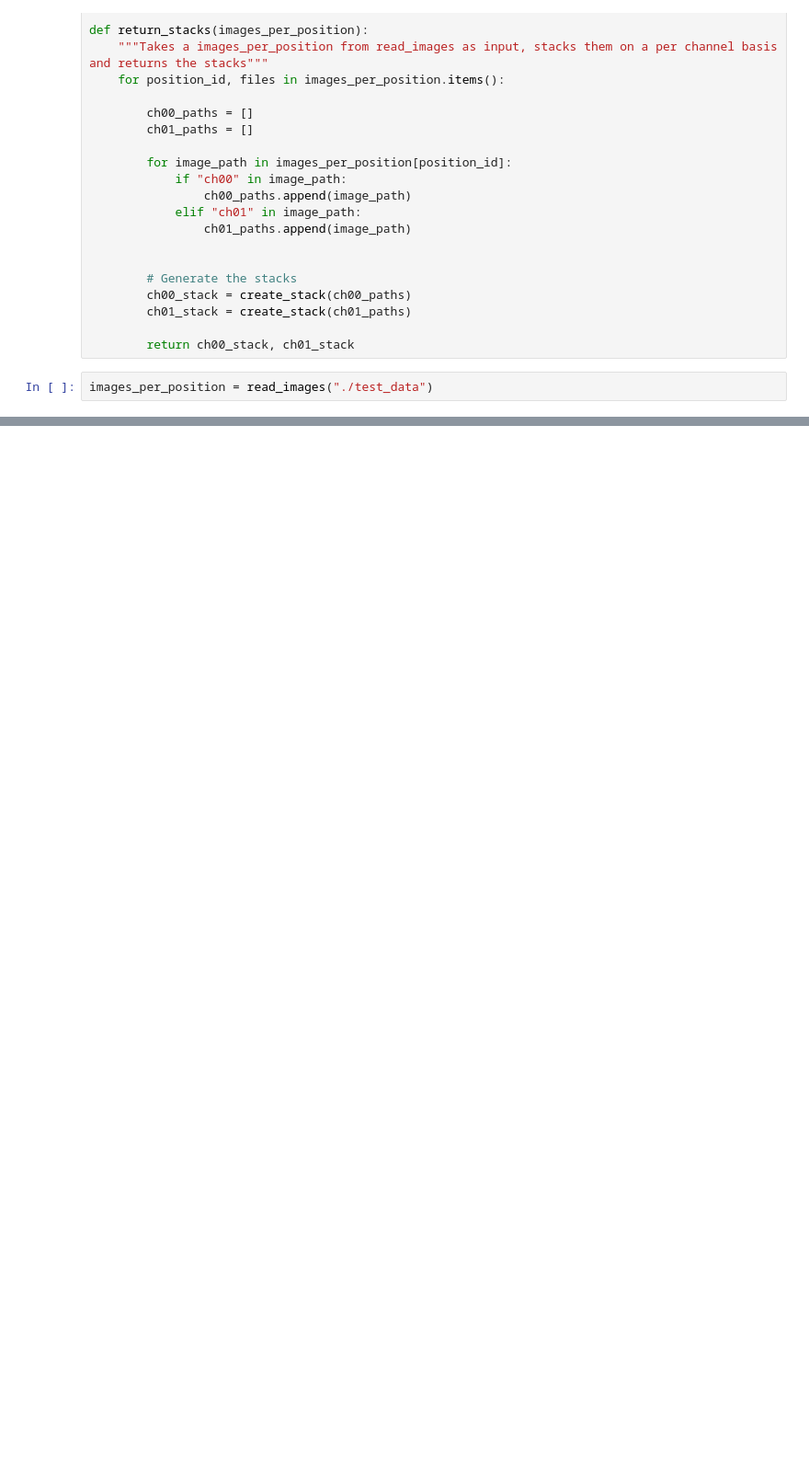
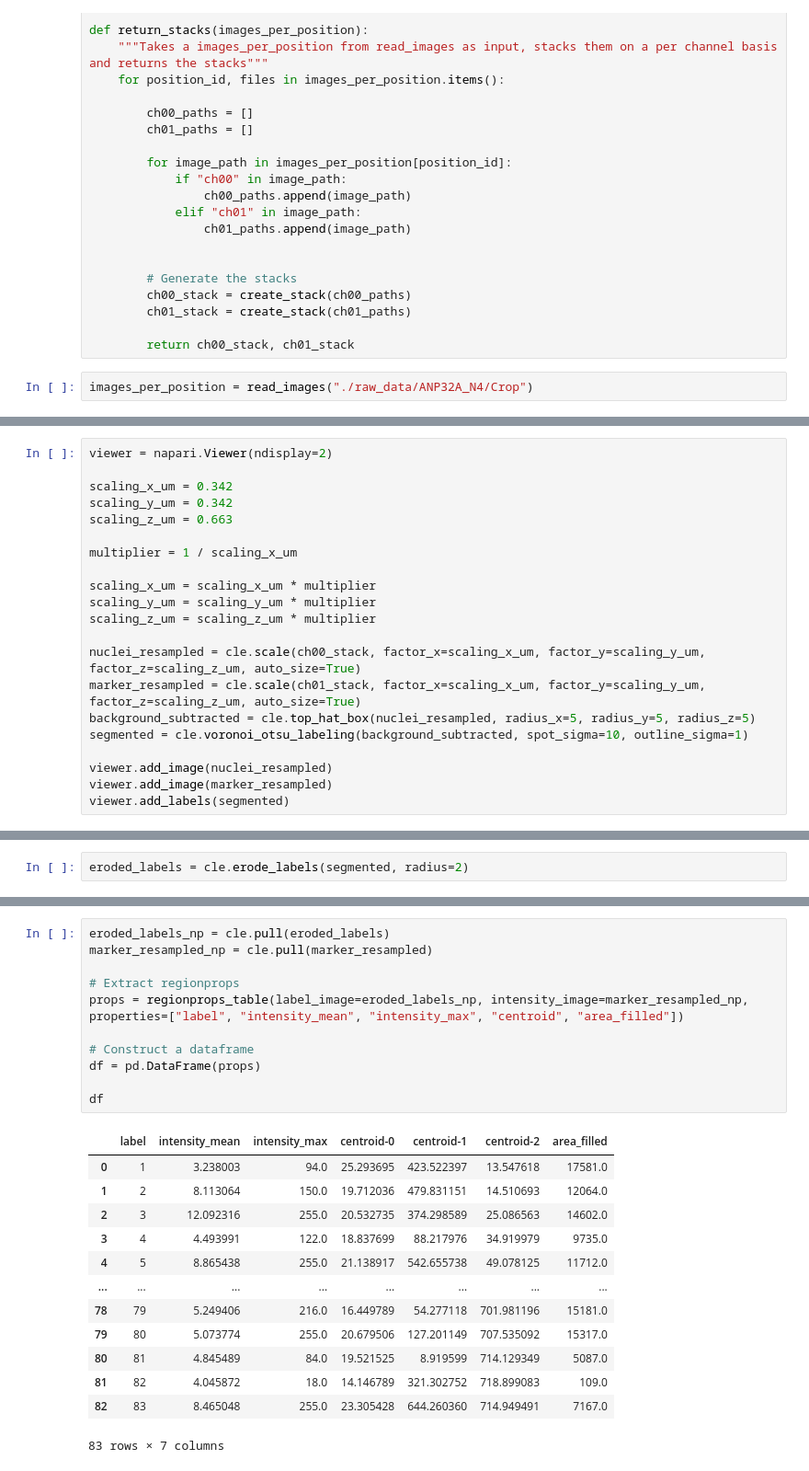
Before and after one commit to adiezsanchez/nuclear_translocation_3D, a Jupyter notebook: dev.ipynb, the cells around one changed output, grey strips where cells are left out. Shown: that part at 92% size. Drawn from its saved outputs; the diff is of its cells as text; blank space fills up the shorter version.

```diff
--- a/dev.ipynb
+++ b/dev.ipynb
@@ -99,4 +102,4 @@ def return_stacks(images_per_position):
 
         return ch00_stack, ch01_stack
 # %%
-images_per_position = read_images("./test_data")
+images_per_position = read_images("./raw_data/ANP32A_N4/Crop")
@@ -110,0 +142,21 @@ viewer.add_image(ch01_stack)
+# %%
+viewer = napari.Viewer(ndisplay=2)
+
+scaling_x_um = 0.342
+scaling_y_um = 0.342
+scaling_z_um = 0.663
+
+multiplier = 1 / scaling_x_um
+
+scaling_x_um = scaling_x_um * multiplier
+scaling_y_um = scaling_y_um * multiplier
+scaling_z_um = scaling_z_um * multiplier
+
+nuclei_resampled = cle.scale(ch00_stack, factor_x=scaling_x_um, factor_y=scaling_y_um, factor_z=scaling_z_um, auto_size=True)
+marker_resampled = cle.scale(ch01_stack, factor_x=scaling_x_um, factor_y=scaling_y_um, factor_z=scaling_z_um, auto_size=True)
+background_subtracted = cle.top_hat_box(nuclei_resampled, radius_x=5, radius_y=5, radius_z=5)
+segmented = cle.voronoi_otsu_labeling(background_subtracted, spot_sigma=10, outline_sigma=1)
+
+viewer.add_image(nuclei_resampled)
+viewer.add_image(marker_resampled)
+viewer.add_labels(segmented)
@@ -110,0 +165,2 @@ viewer.add_image(ch01_stack)
+# %%
+eroded_labels = cle.erode_labels(segmented, radius=2)
@@ -110,0 +171,25 @@ viewer.add_image(ch01_stack)
+# %%
+eroded_labels_np = cle.pull(eroded_labels)
+marker_resampled_np = cle.pull(marker_resampled)
+
+# Extract regionprops
+props = regionprops_table(label_image=eroded_labels_np, intensity_image=marker_resampled_np, properties=["label", "intensity_mean", "intensity_max", "centroid", "area_filled"])
+
+# Construct a dataframe
+df = pd.DataFrame(props)
+
+df
+# %% [output]
+|  | label | intensity_mean | intensity_max | centroid-0 | centroid-1 | centroid-2 | area_filled |
+| 0 | 1 | 3.238003 | 94.0 | 25.293695 | 423.522397 | 13.547618 | 17581.0 |
+| 1 | 2 | 8.113064 | 150.0 | 19.712036 | 479.831151 | 14.510693 | 12064.0 |
+| 2 | 3 | 12.092316 | 255.0 | 20.532735 | 374.298589 | 25.086563 | 14602.0 |
+| 3 | 4 | 4.493991 | 122.0 | 18.837699 | 88.217976 | 34.919979 | 9735.0 |
+| 4 | 5 | 8.865438 | 255.0 | 21.138917 | 542.655738 | 49.078125 | 11712.0 |
+| ... | ... | ... | ... | ... | ... | ... | ... |
+| 78 | 79 | 5.249406 | 216.0 | 16.449789 | 54.277118 | 701.981196 | 15181.0 |
+| 79 | 80 | 5.073774 | 255.0 | 20.679506 | 127.201149 | 707.535092 | 15317.0 |
+| 80 | 81 | 4.845489 | 84.0 | 19.521525 | 8.919599 | 714.129349 | 5087.0 |
+| 81 | 82 | 4.045872 | 18.0 | 14.146789 | 321.302752 | 718.899083 | 109.0 |
+| 82 | 83 | 8.465048 | 255.0 | 23.305428 | 644.260360 | 714.949491 | 7167.0 |
+83 rows × 7 columns
```
Also changed, not shown: parts of 8 cells of this notebook, 1 other file.
